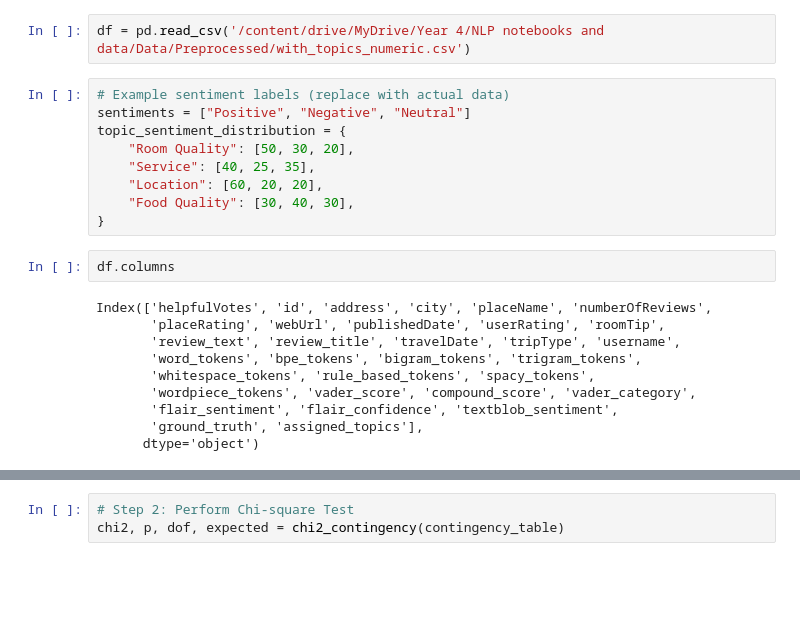
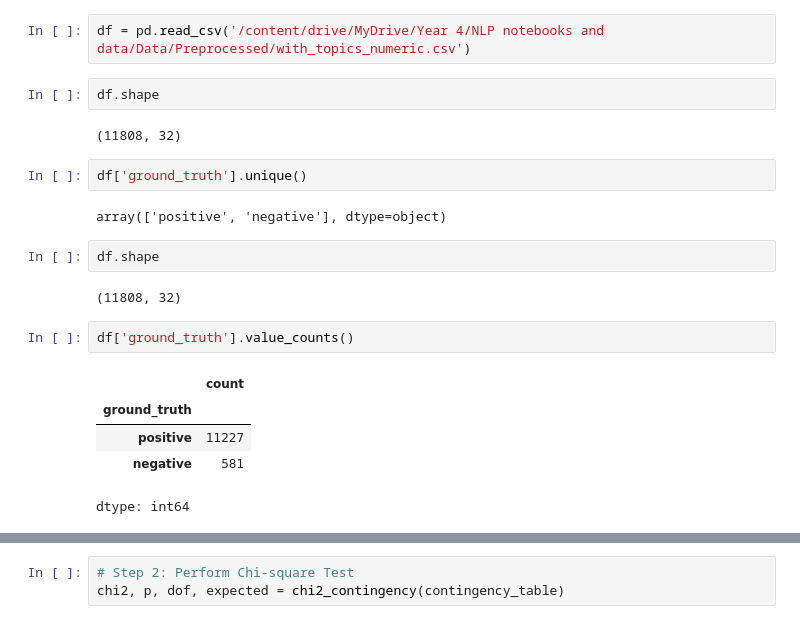
Before and after one commit to NotMishaal/TripAdvisor-Review-CW, a Jupyter notebook: task_6/topic_vs_sentiment.ipynb, the cells around one changed output, grey strips where cells are left out. Drawn from its saved outputs; the diff is of its cells as text; blank space fills up the shorter version.

```diff
--- a/task_6/topic_vs_sentiment.ipynb
+++ b/task_6/topic_vs_sentiment.ipynb
@@ -7,23 +8,22 @@ import pandas as pd
 # %%
 df = pd.read_csv('/content/drive/MyDrive/Year 4/NLP notebooks and data/Data/Preprocessed/with_topics_numeric.csv')
-# %%
-# Example sentiment labels (replace with actual data)
-sentiments = ["Positive", "Negative", "Neutral"]
-topic_sentiment_distribution = {
-    "Room Quality": [50, 30, 20],
-    "Service": [40, 25, 35],
-    "Location": [60, 20, 20],
-    "Food Quality": [30, 40, 30],
-}
 # %%
-df.columns
+df.shape
 # %% [output]
-Index(['helpfulVotes', 'id', 'address', 'city', 'placeName', 'numberOfReviews',
-       'placeRating', 'webUrl', 'publishedDate', 'userRating', 'roomTip',
-       'review_text', 'review_title', 'travelDate', 'tripType', 'username',
-       'word_tokens', 'bpe_tokens', 'bigram_tokens', 'trigram_tokens',
-       'whitespace_tokens', 'rule_based_tokens', 'spacy_tokens',
-       'wordpiece_tokens', 'vader_score', 'compound_score', 'vader_category',
-       'flair_sentiment', 'flair_confidence', 'textblob_sentiment',
-       'ground_truth', 'assigned_topics'],
-      dtype='object')
+(11808, 32)
+# %%
+df['ground_truth'].unique()
+# %% [output]
+array(['positive', 'negative'], dtype=object)
+# %%
+df.shape
+# %% [output]
+(11808, 32)
+# %%
+df['ground_truth'].value_counts()
+# %% [output]
+|  | count |
+| ground_truth |  |
+| positive | 11227 |
+| negative | 581 |
+dtype: int64
```
Also changed, not shown: parts of 43 cells of this notebook.
